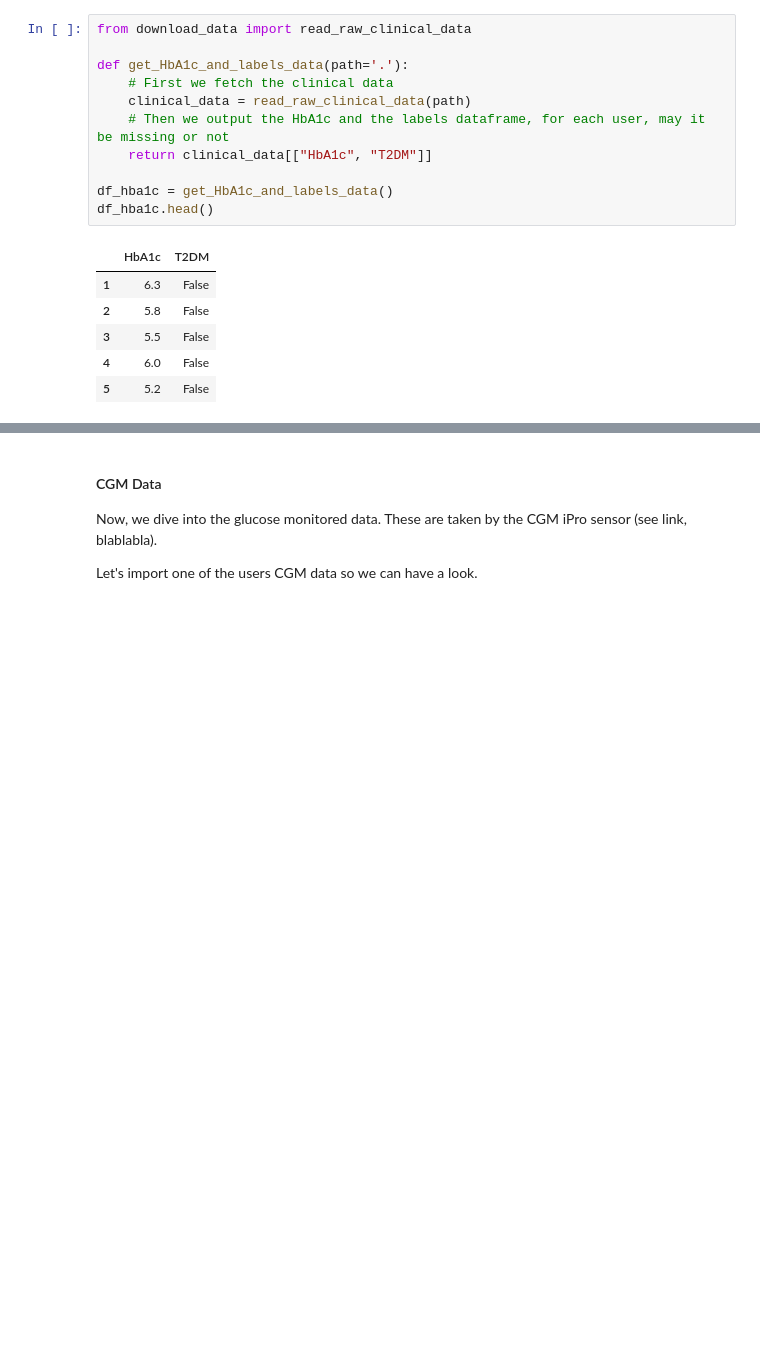
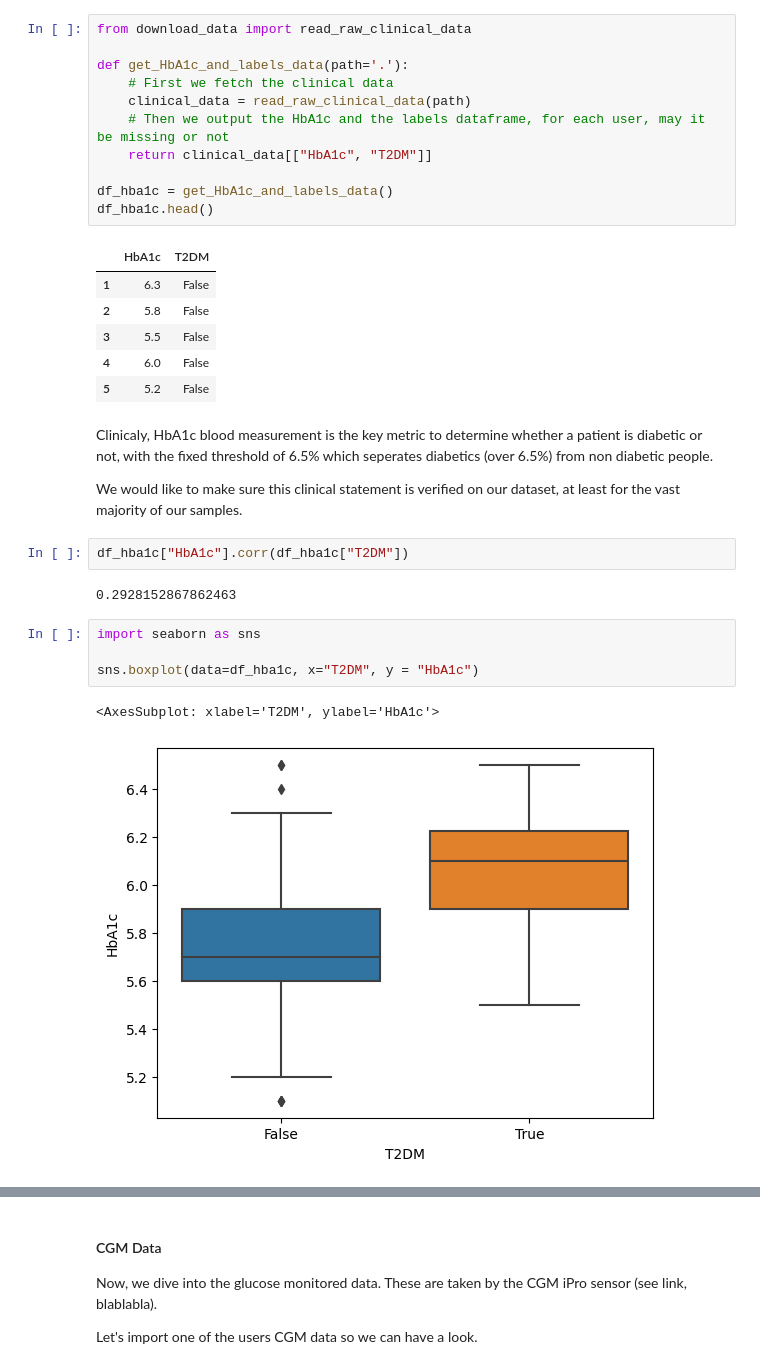
Before and after one commit to AlexandreChaussard/Datacamp-Project, a Jupyter notebook: DT2_starting_kit.ipynb, the cells around one changed output, grey strips where cells are left out. Drawn from its saved outputs; the diff is of its cells as text; blank space fills up the shorter version.

```diff
--- a/DT2_starting_kit.ipynb
+++ b/DT2_starting_kit.ipynb
@@ -100,3 +204,18 @@ df_hba1c.head()
 | 3 | 5.5 | False |
 | 4 | 6.0 | False |
 | 5 | 5.2 | False |
+# %% [markdown]
+Clinicaly, HbA1c blood measurement is the key metric to determine whether a patient is diabetic or not, with the fixed threshold of 6.5% which seperates diabetics (over 6.5%) from non diabetic people.
+
+We would like to make sure this clinical statement is verified on our dataset, at least for the vast majority of our samples.
+# %%
+df_hba1c["HbA1c"].corr(df_hba1c["T2DM"])
+# %% [output]
+0.2928152867862463
+# %%
+import seaborn as sns
+
+sns.boxplot(data=df_hba1c, x="T2DM", y = "HbA1c")
+# %% [output]
+<AxesSubplot: xlabel='T2DM', ylabel='HbA1c'>
+[figure, added]
```
Also changed, not shown: parts of 28 cells of this notebook, 2 other files.
